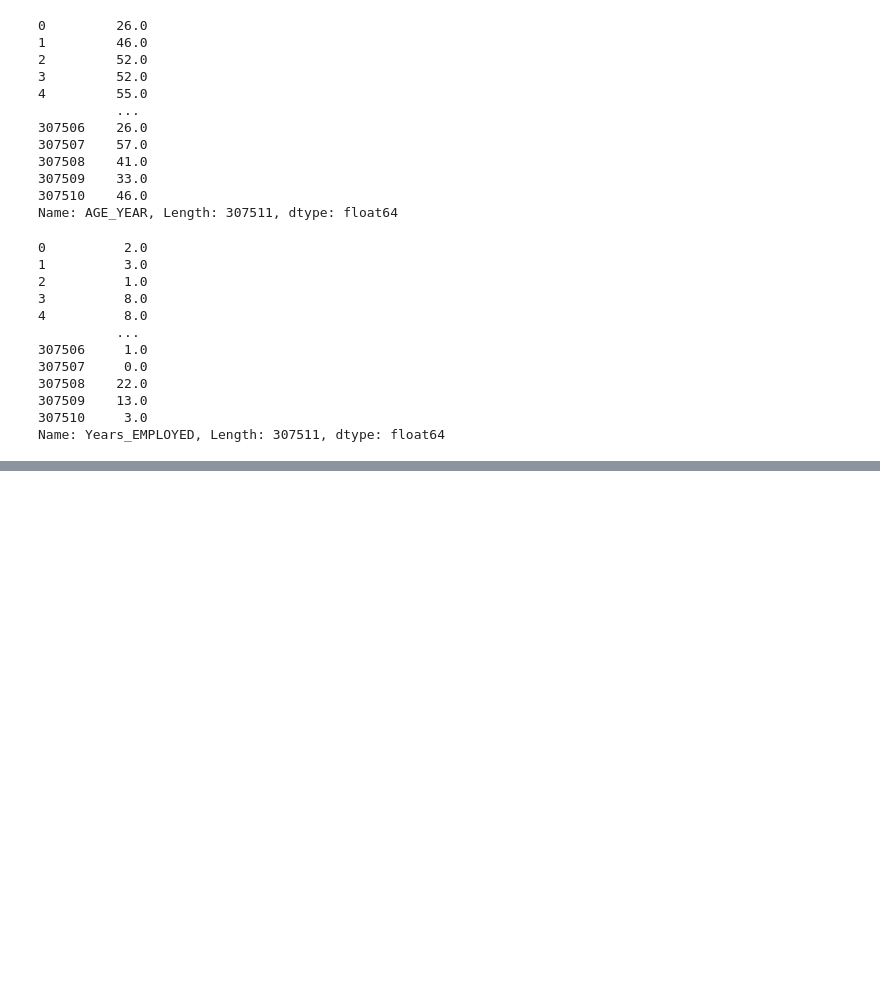
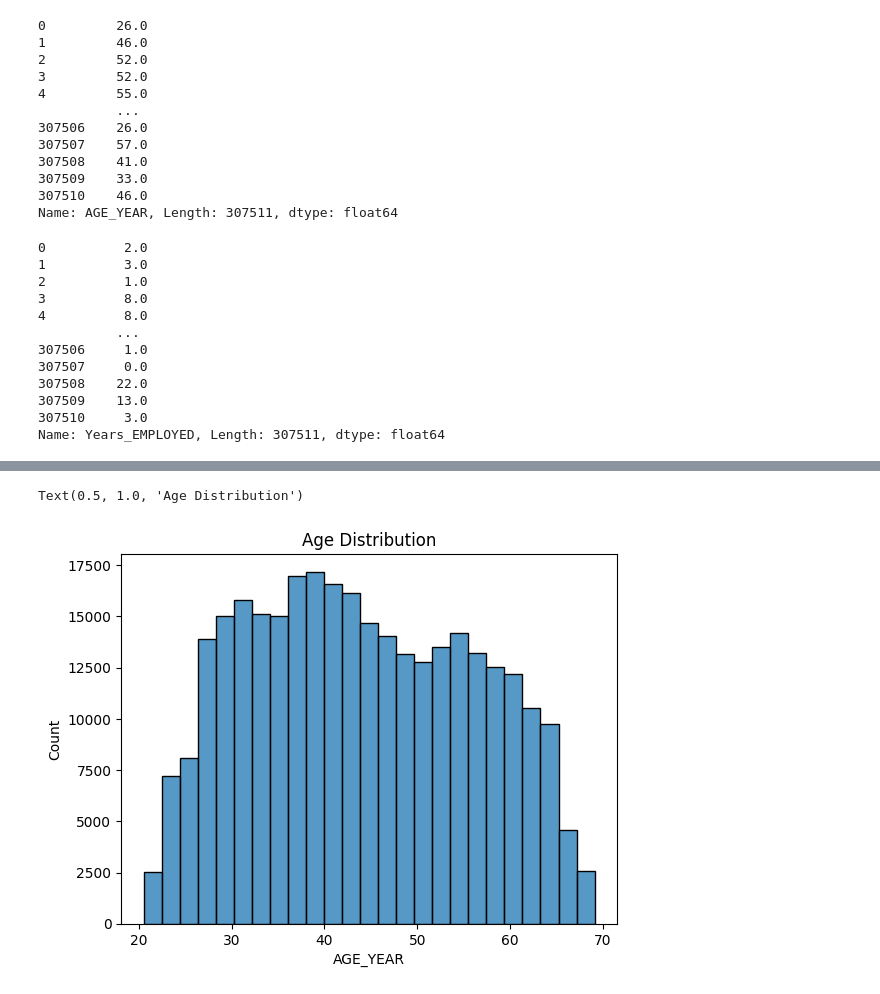
Before and after one commit to atharva3428/home-credit-analysis, a Jupyter notebook: analysis.ipynb, the cells around one changed output, grey strips where cells are left out. Drawn from its saved outputs; the diff is of its cells as text; code cells hidden in the pictures; blank space fills up the shorter version.

```diff
--- a/analysis.ipynb
+++ b/analysis.ipynb
@@ -95,0 +135,6 @@ Name: Years_EMPLOYED, Length: 307511, dtype: float64
+# %%
+sns.histplot(df['AGE_YEAR'],bins=25)
+plt.title('Age Distribution')
+# %% [output]
+Text(0.5, 1.0, 'Age Distribution')
+[figure, added]
```
Also changed, not shown: parts of 17 cells of this notebook.
